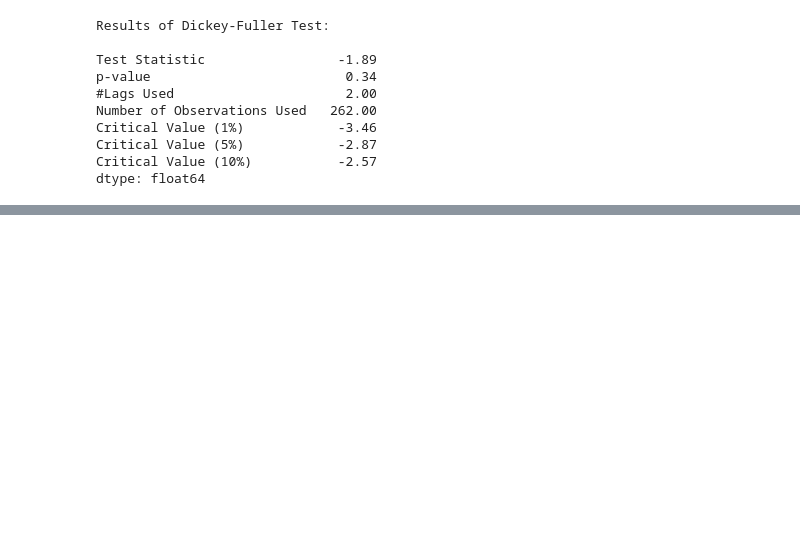
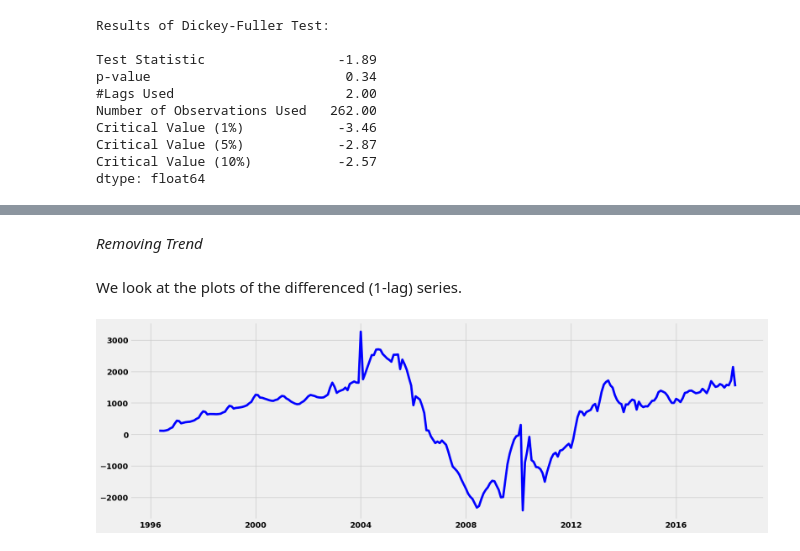
Before and after one commit to KennedyOwinoJnr/Time-Series-Analysis-Housing-Value, a Jupyter notebook: notebook.ipynb, the cells around one changed output, grey strips where cells are left out. Drawn from its saved outputs; the diff is of its cells as text; code cells hidden in the pictures; blank space fills up the shorter version.

```diff
--- a/notebook.ipynb
+++ b/notebook.ipynb
@@ -394,0 +423,11 @@ Evidently from the Dickey-Fuller Test  results and the the Rollings statistics,
+# %% [markdown]
+*Removing Trend*
+# %% [markdown]
+We look at the plots of the differenced (1-lag) series.
+# %%
+df_diff = df.diff(periods= 1).dropna()
+# %%
+fig = plt.figure(figsize=(18,6))
+plt.plot(df_diff, color='blue');
+# %% [output]
+[figure, added]
```
Also changed, not shown: parts of 14 cells of this notebook.
